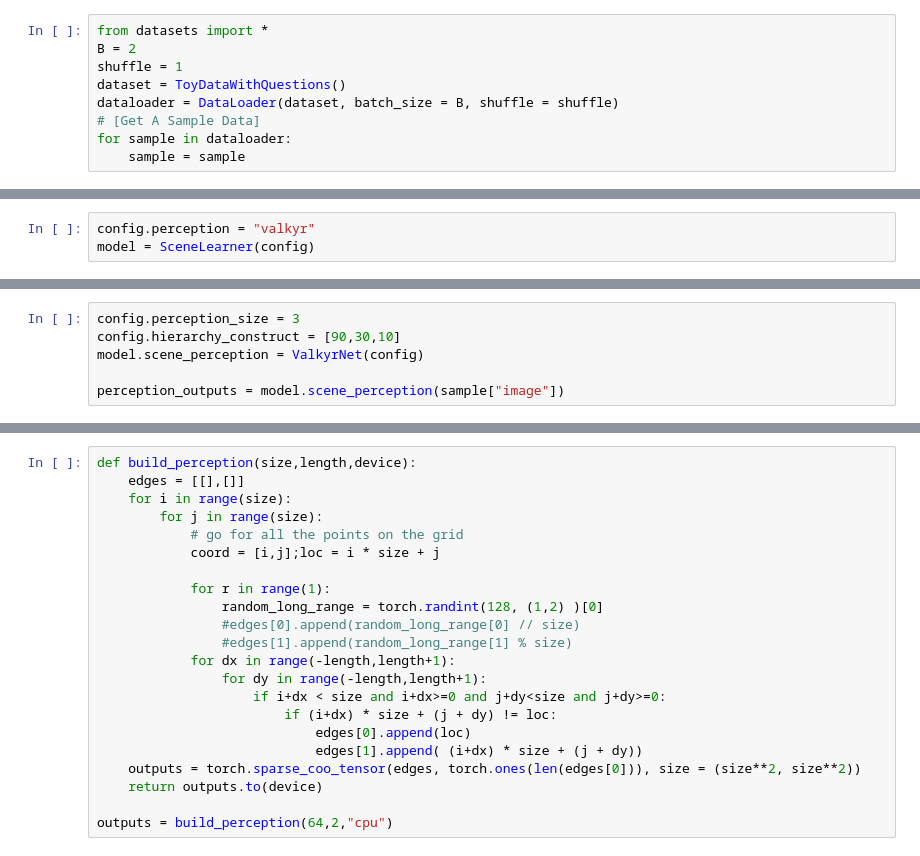
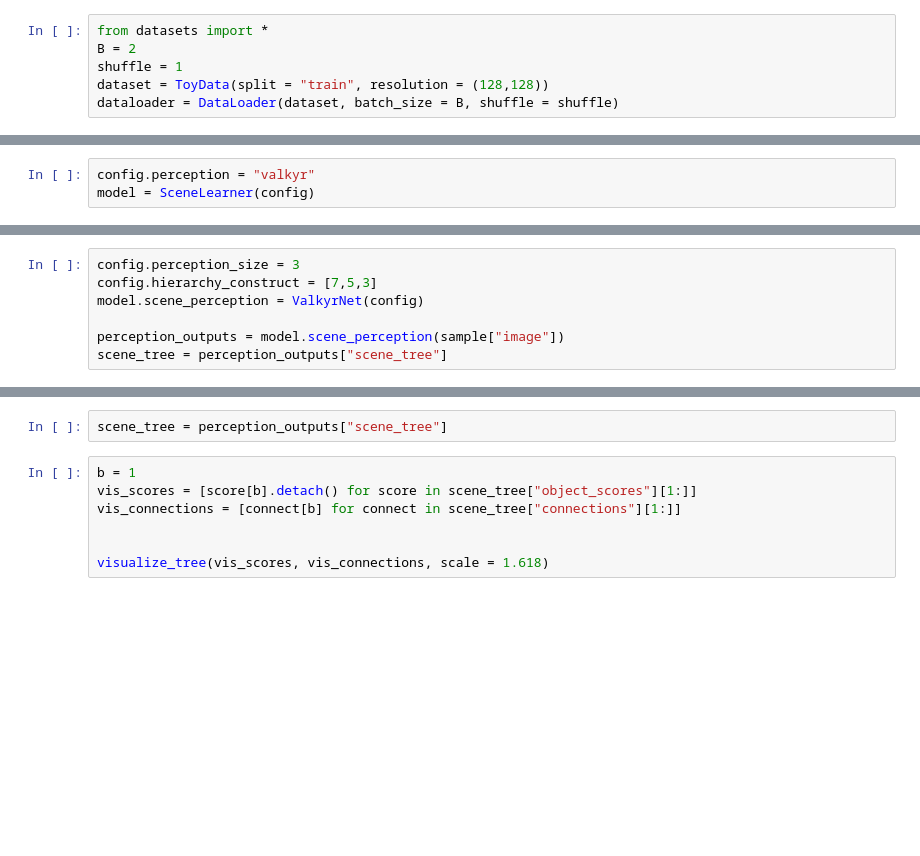
Before and after one commit to ZongjingLi/SceneGraphLearner, a Jupyter notebook: stichfield.ipynb, the cells around one changed output, grey strips where cells are left out. Cells and saved outputs as stored; diff of their text form.

```diff
--- a/stichfield.ipynb
+++ b/stichfield.ipynb
@@ -5,9 +5,6 @@ from config import *
 from datasets import *
 B = 2
 shuffle = 1
-dataset = ToyDataWithQuestions()
+dataset = ToyData(split = "train", resolution = (128,128))
 dataloader = DataLoader(dataset, batch_size = B, shuffle = shuffle)
-# [Get A Sample Data]
-for sample in dataloader:
-    sample = sample
 # %%
@@ -207,8 +249,9 @@ def grid(width, height, device = "cuda:0" if torch.cuda.is_available() else "cpu
     return torch.cat([grid_x.unsqueeze(0),grid_y.unsqueeze(0)], dim = 0).permute(1,2,0)
 # %%
 config.perception_size = 3
-config.hierarchy_construct = [90,30,10]
+config.hierarchy_construct = [7,5,3]
 model.scene_perception = ValkyrNet(config)
 
 perception_outputs = model.scene_perception(sample["image"])
+scene_tree = perception_outputs["scene_tree"]
 # %% [output]
@@ -219,22 +276,11 @@ torch.Size([2, 10, 130]) torch.Size([2, 30, 10])
-# %%
-def build_perception(size,length,device):
-    edges = [[],[]]
-    for i in range(size):
-        for j in range(size):
-            # go for all the points on the grid
-            coord = [i,j];loc = i * size + j
-
-            for r in range(1):
-                random_long_range = torch.randint(128, (1,2) )[0]
-                #edges[0].append(random_long_range[0] // size)
-                #edges[1].append(random_long_range[1] % size)
-            for dx in range(-length,length+1):
-                for dy in range(-length,length+1):
-                    if i+dx < size and i+dx>=0 and j+dy<size and j+dy>=0:
-                        if (i+dx) * size + (j + dy) != loc:
-                            edges[0].append(loc)
-                            edges[1].append( (i+dx) * size + (j + dy))
-    outputs = torch.sparse_coo_tensor(edges, torch.ones(len(edges[0])), size = (size**2, size**2))
-    return outputs.to(device)
-
-outputs = build_perception(64,2,"cpu")
+# %%
+scene_tree = perception_outputs["scene_tree"]
+# %%
+b = 1
+vis_scores = [score[b].detach() for score in scene_tree["object_scores"][1:]]
+vis_connections = [connect[b] for connect in scene_tree["connections"][1:]]
+
+
+visualize_tree(vis_scores, vis_connections, scale = 1.618)
+# %% [output]
+[figure, added]
```
Also changed, not shown: parts of 6 cells of this notebook, 1 other file.
